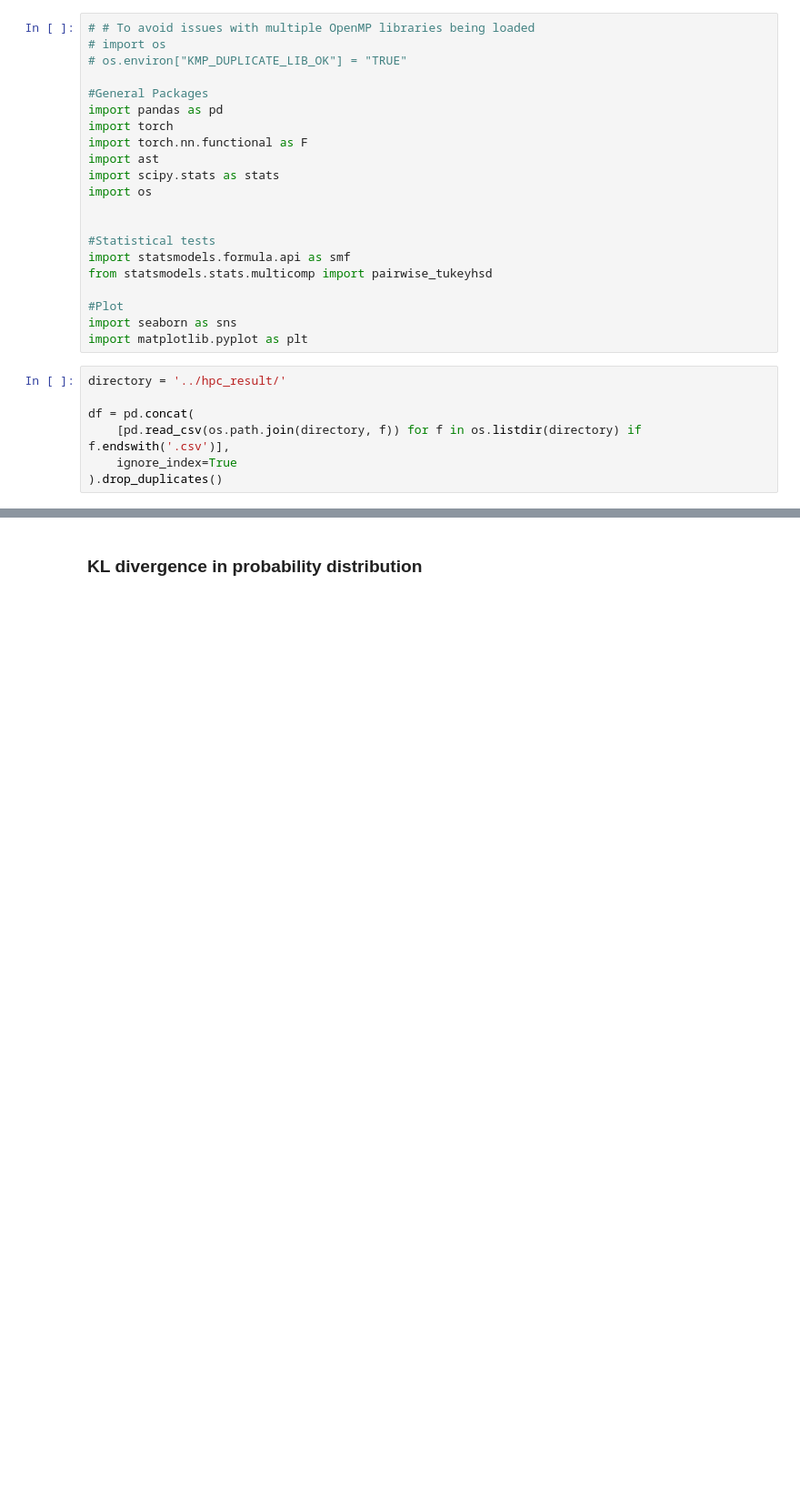
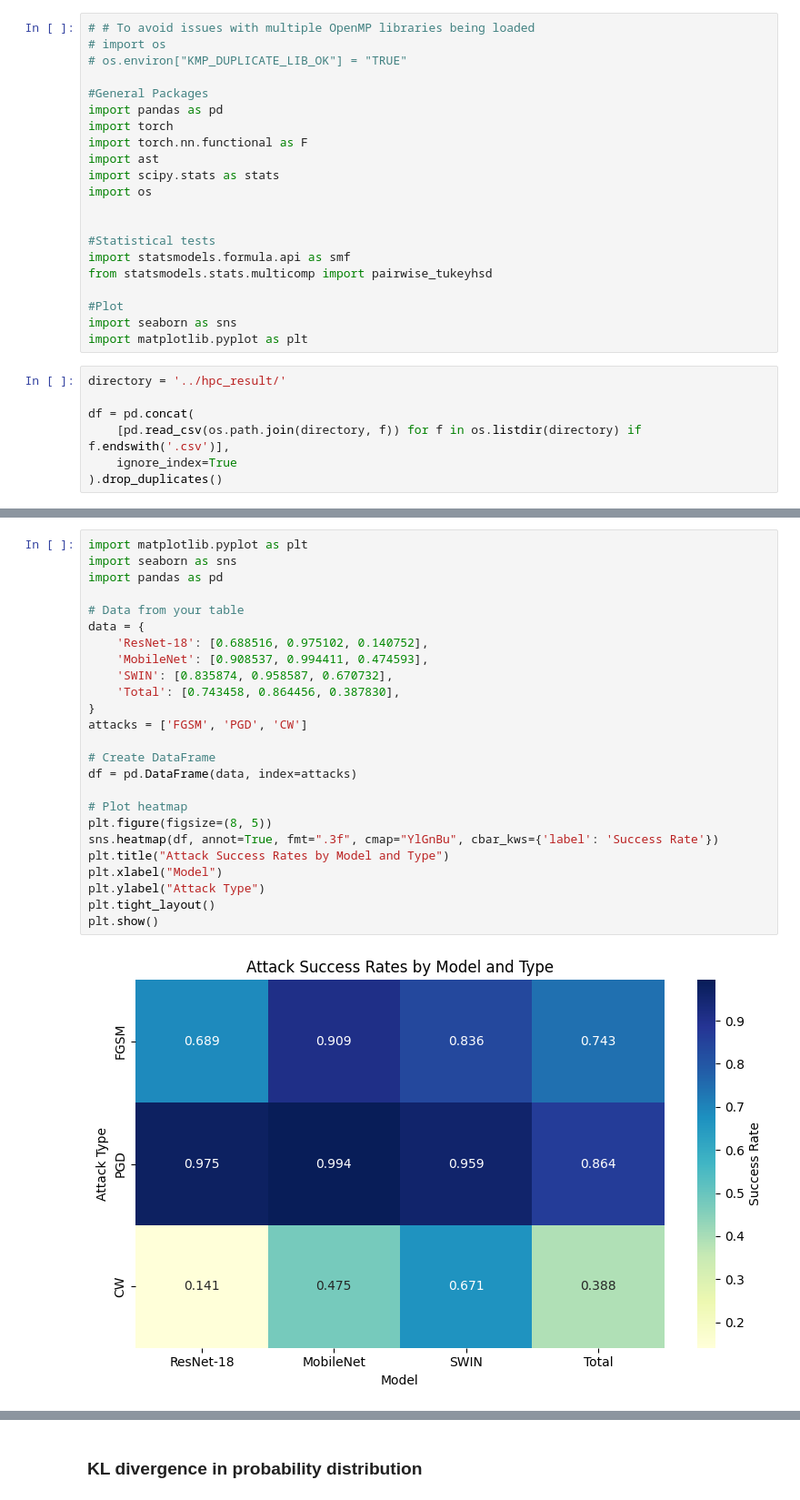
Before and after one commit to murrodroid/AdversarialAttacks, a Jupyter notebook: statistical_tests/stats_tests.ipynb, the cells around one changed output, grey strips where cells are left out. Shown at 91% size. Drawn from its saved outputs; the diff is of its cells as text; blank space fills up the shorter version.

Commit message:
base models - data analysis and statistic tests

```diff
--- a/statistical_tests/stats_tests.ipynb
+++ b/statistical_tests/stats_tests.ipynb
@@ -34,0 +160,27 @@ df = df.dropna()
+# %%
+import matplotlib.pyplot as plt
+import seaborn as sns
+import pandas as pd
+
+# Data from your table
+data = {
+    'ResNet-18': [0.688516, 0.975102, 0.140752],
+    'MobileNet': [0.908537, 0.994411, 0.474593],
+    'SWIN': [0.835874, 0.958587, 0.670732],
+    'Total': [0.743458, 0.864456, 0.387830],
+}
+attacks = ['FGSM', 'PGD', 'CW']
+
+# Create DataFrame
+df = pd.DataFrame(data, index=attacks)
+
+# Plot heatmap
+plt.figure(figsize=(8, 5))
+sns.heatmap(df, annot=True, fmt=".3f", cmap="YlGnBu", cbar_kws={'label': 'Success Rate'})
+plt.title("Attack Success Rates by Model and Type")
+plt.xlabel("Model")
+plt.ylabel("Attack Type")
+plt.tight_layout()
+plt.show()
+# %% [output]
+[figure, added]
```
Also changed, not shown: parts of 35 cells of this notebook.
